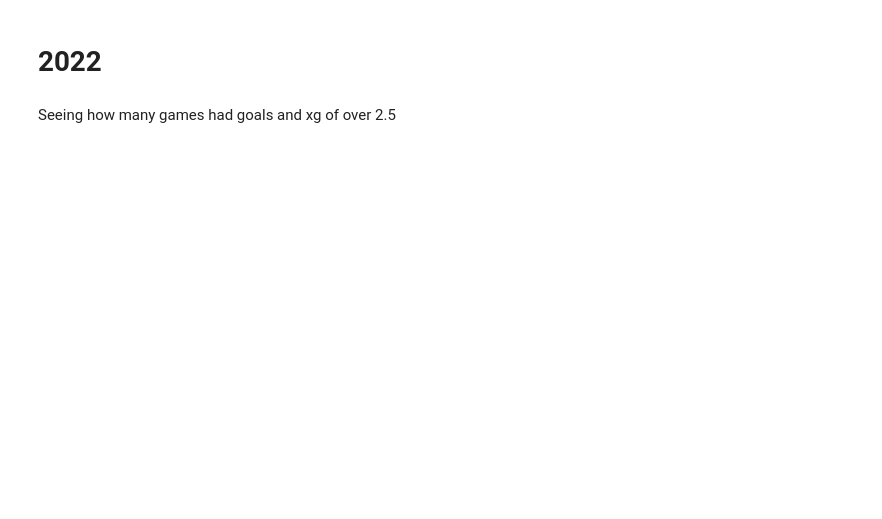
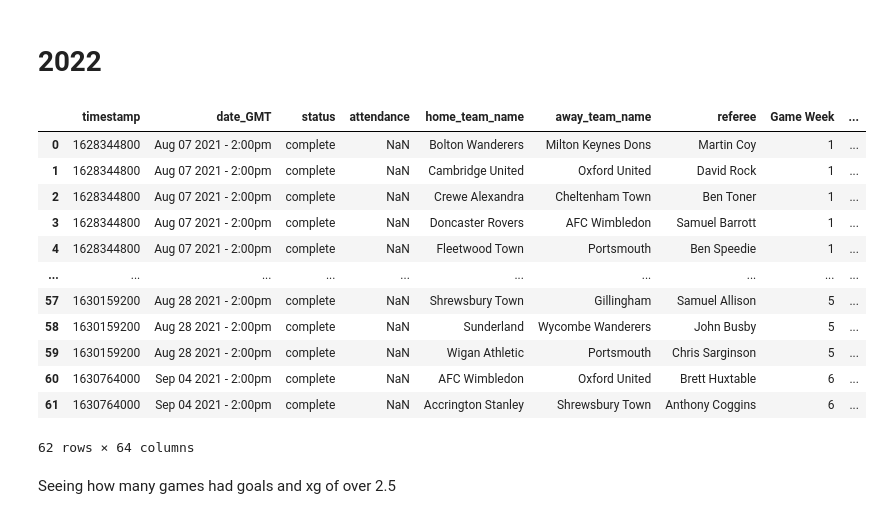
Before and after one commit to dkeyer/english_football_res_and_model, a Jupyter notebook: League_One/League_One_2022_EDA.ipynb, the cells around one changed output. Saved outputs shown, nothing was run; the diff lists cells and outputs as text; code cells hidden in the pictures; blank space fills up the shorter version.

```diff
--- a/League_One/League_One_2022_EDA.ipynb
+++ b/League_One/League_One_2022_EDA.ipynb
@@ -17,8 +17,23 @@ from sklearn.decomposition import PCA
 team_stats = pd.read_csv('../footy_data/league_one_teams_2022.csv')
 games = pd.read_csv('../footy_data/league_one_games_2022.csv')
 # %%
-games = games[0:36]
+games = games[0:62]
+games
 #Only include completed games
+# %% [output]
+|  | timestamp | date_GMT | status | attendance | home_team_name | away_team_name | referee | Game Week | ... |
+| 0 | 1628344800 | Aug 07 2021 - 2:00pm | complete | NaN | Bolton Wanderers | Milton Keynes Dons | Martin Coy | 1 | ... |
+| 1 | 1628344800 | Aug 07 2021 - 2:00pm | complete | NaN | Cambridge United | Oxford United | David Rock | 1 | ... |
+| 2 | 1628344800 | Aug 07 2021 - 2:00pm | complete | NaN | Crewe Alexandra | Cheltenham Town | Ben Toner | 1 | ... |
+| 3 | 1628344800 | Aug 07 2021 - 2:00pm | complete | NaN | Doncaster Rovers | AFC Wimbledon | Samuel Barrott | 1 | ... |
+| 4 | 1628344800 | Aug 07 2021 - 2:00pm | complete | NaN | Fleetwood Town | Portsmouth | Ben Speedie | 1 | ... |
+| ... | ... | ... | ... | ... | ... | ... | ... | ... | ... |
+| 57 | 1630159200 | Aug 28 2021 - 2:00pm | complete | NaN | Shrewsbury Town | Gillingham | Samuel Allison | 5 | ... |
+| 58 | 1630159200 | Aug 28 2021 - 2:00pm | complete | NaN | Sunderland | Wycombe Wanderers | John Busby | 5 | ... |
+| 59 | 1630159200 | Aug 28 2021 - 2:00pm | complete | NaN | Wigan Athletic | Portsmouth | Chris Sarginson | 5 | ... |
+| 60 | 1630764000 | Sep 04 2021 - 2:00pm | complete | NaN | AFC Wimbledon | Oxford United | Brett Huxtable | 6 | ... |
+| 61 | 1630764000 | Sep 04 2021 - 2:00pm | complete | NaN | Accrington Stanley | Shrewsbury Town | Anthony Coggins | 6 | ... |
+62 rows × 64 columns
 # %% [markdown]
 Seeing how many games had goals and xg of over 2.5
 # %%
```
Also changed, not shown: parts of 10 cells of this notebook.
